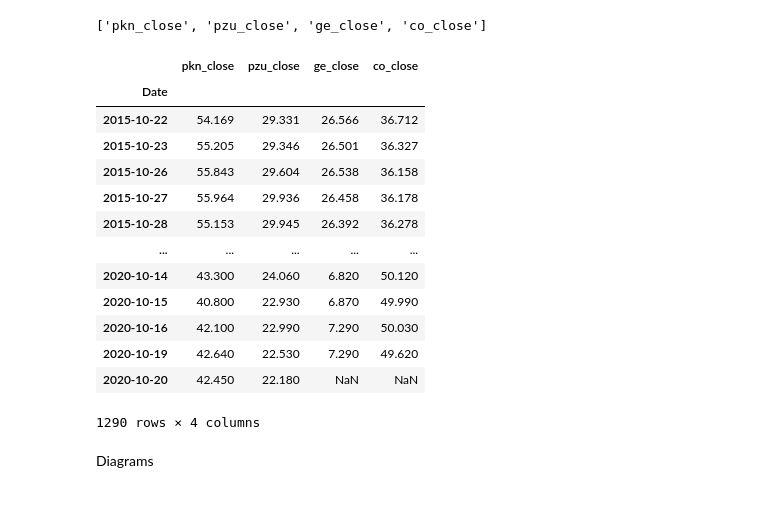
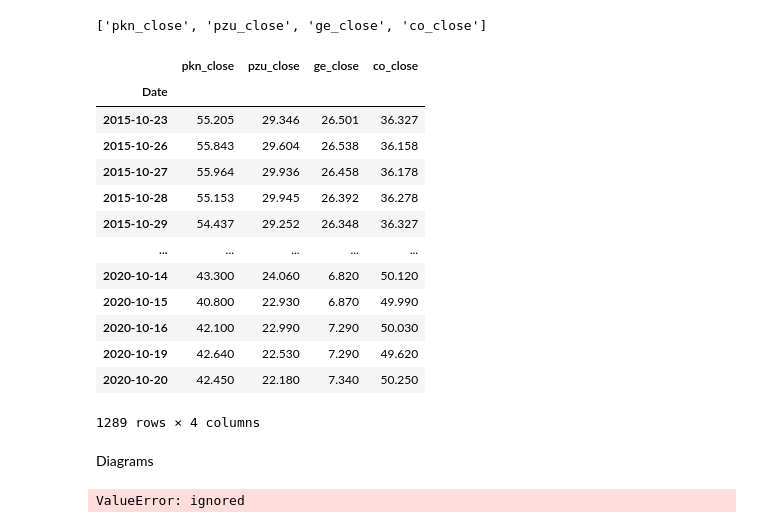
Before and after one commit to mietekdom/Data_Science_Cases, a Jupyter notebook: Stock_Market_All.ipynb, the cells around one changed output. Drawn from its saved outputs; the diff is of its cells as text; code cells hidden in the pictures.

```diff
--- a/Stock_Market_All.ipynb
+++ b/Stock_Market_All.ipynb
@@ -55,21 +73,26 @@ data_close
 # %% [output]
 ['pkn_close', 'pzu_close', 'ge_close', 'co_close']
 # %%
-data_all[data_close].
+data_all[data_close]
 # %% [output]
 |  | pkn_close | pzu_close | ge_close | co_close |
 | Date |  |  |  |  |
-| 2015-10-22 | 54.169 | 29.331 | 26.566 | 36.712 |
 | 2015-10-23 | 55.205 | 29.346 | 26.501 | 36.327 |
 | 2015-10-26 | 55.843 | 29.604 | 26.538 | 36.158 |
 | 2015-10-27 | 55.964 | 29.936 | 26.458 | 36.178 |
 | 2015-10-28 | 55.153 | 29.945 | 26.392 | 36.278 |
+| 2015-10-29 | 54.437 | 29.252 | 26.348 | 36.327 |
 | ... | ... | ... | ... | ... |
 | 2020-10-14 | 43.300 | 24.060 | 6.820 | 50.120 |
 | 2020-10-15 | 40.800 | 22.930 | 6.870 | 49.990 |
 | 2020-10-16 | 42.100 | 22.990 | 7.290 | 50.030 |
 | 2020-10-19 | 42.640 | 22.530 | 7.290 | 49.620 |
-| 2020-10-20 | 42.450 | 22.180 | NaN | NaN |
+| 2020-10-20 | 42.450 | 22.180 | 7.340 | 50.250 |
-1290 rows × 4 columns
+1289 rows × 4 columns
 # %% [markdown]
 Diagrams
+# %%
+fig = px.line(data_close, x='Date', y='pkn_close', title='Life expectancy in Canada')
+fig.show()
+# %% [output]
+ValueError: ignored
```
Also changed, not shown: parts of 2 cells of this notebook.
